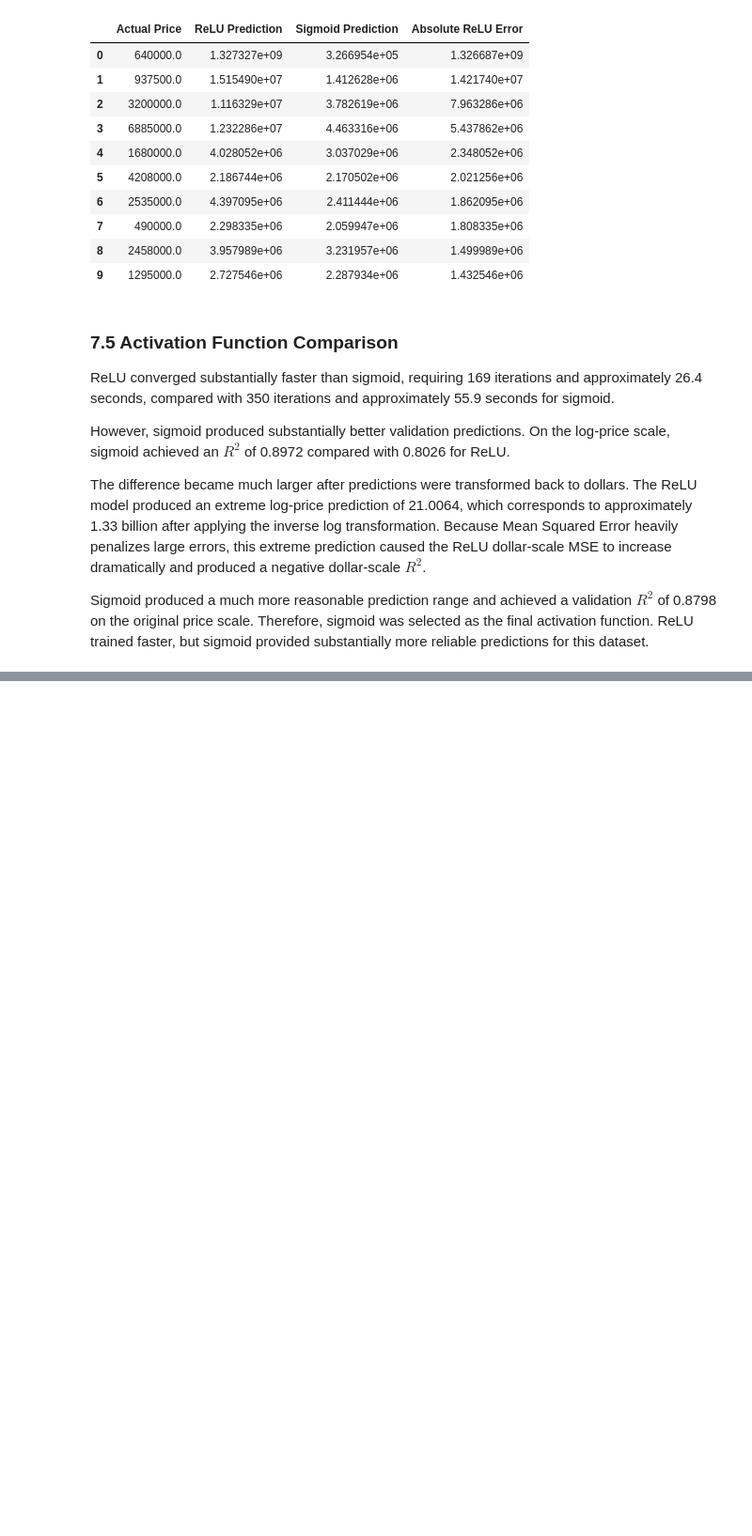
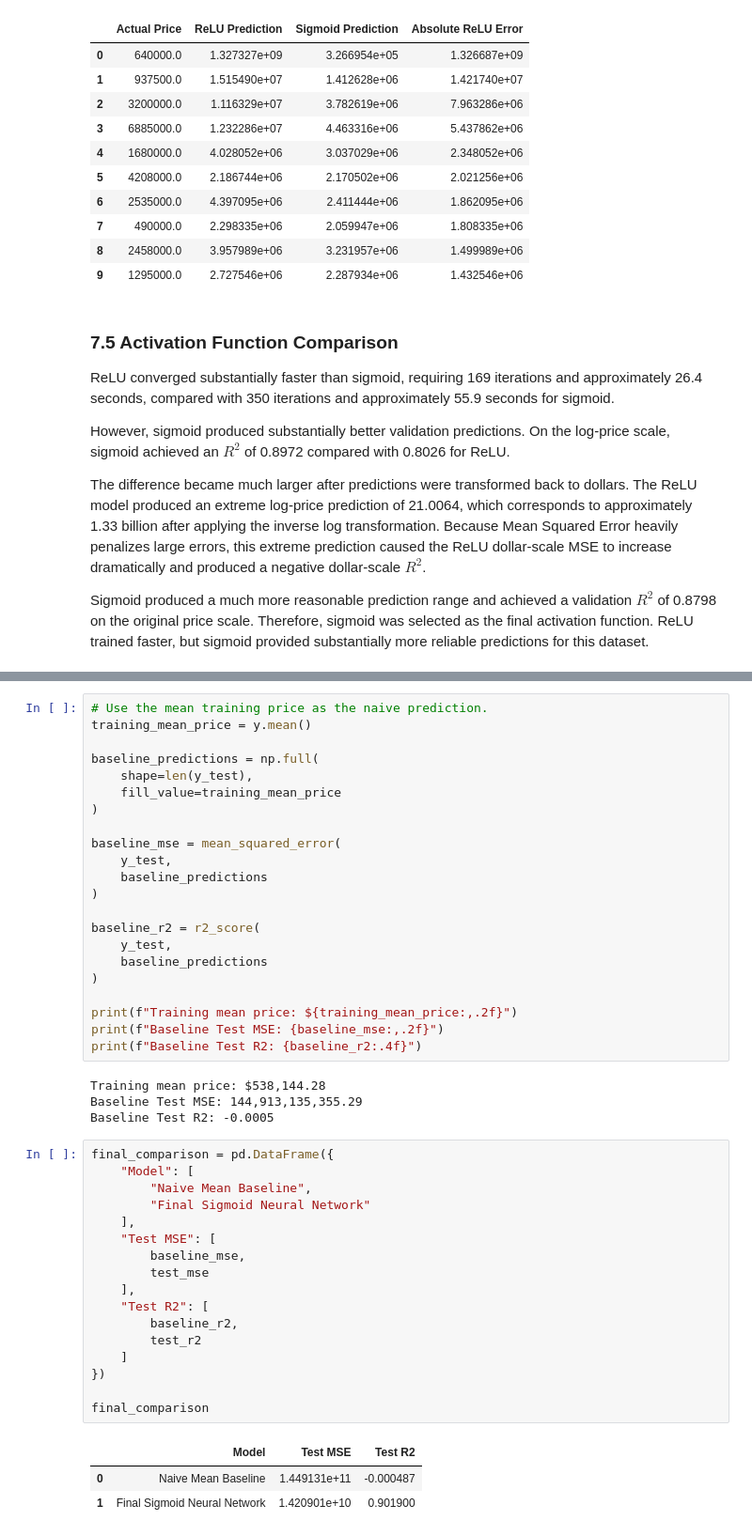
Before and after one commit to priyadarshiansu/cap5610-midterm, a Jupyter notebook: notebooks/02_neural_network_regression.ipynb, the cells around one changed output, grey strips where cells are left out. Shown at 94% size. Saved outputs shown, nothing was run; the diff lists cells and outputs as text; blank space fills up the shorter version.

```diff
--- a/notebooks/02_neural_network_regression.ipynb
+++ b/notebooks/02_neural_network_regression.ipynb
@@ -521,0 +604,47 @@ sigmoid provided substantially more reliable predictions for this dataset.
+# %%
+# Use the mean training price as the naive prediction.
+training_mean_price = y.mean()
+
+baseline_predictions = np.full(
+    shape=len(y_test),
+    fill_value=training_mean_price
+)
+
+baseline_mse = mean_squared_error(
+    y_test,
+    baseline_predictions
+)
+
+baseline_r2 = r2_score(
+    y_test,
+    baseline_predictions
+)
+
+print(f"Training mean price: ${training_mean_price:,.2f}")
+print(f"Baseline Test MSE: {baseline_mse:,.2f}")
+print(f"Baseline Test R2: {baseline_r2:.4f}")
+# %% [output]
+Training mean price: $538,144.28
+Baseline Test MSE: 144,913,135,355.29
+Baseline Test R2: -0.0005
+# %%
+final_comparison = pd.DataFrame({
+    "Model": [
+        "Naive Mean Baseline",
+        "Final Sigmoid Neural Network"
+    ],
+    "Test MSE": [
+        baseline_mse,
+        test_mse
+    ],
+    "Test R2": [
+        baseline_r2,
+        test_r2
+    ]
+})
+
+final_comparison
+# %% [output]
+|  | Model | Test MSE | Test R2 |
+| 0 | Naive Mean Baseline | 1.449131e+11 | -0.000487 |
+| 1 | Final Sigmoid Neural Network | 1.420901e+10 | 0.901900 |
```
Also changed, not shown: parts of 6 cells of this notebook.
